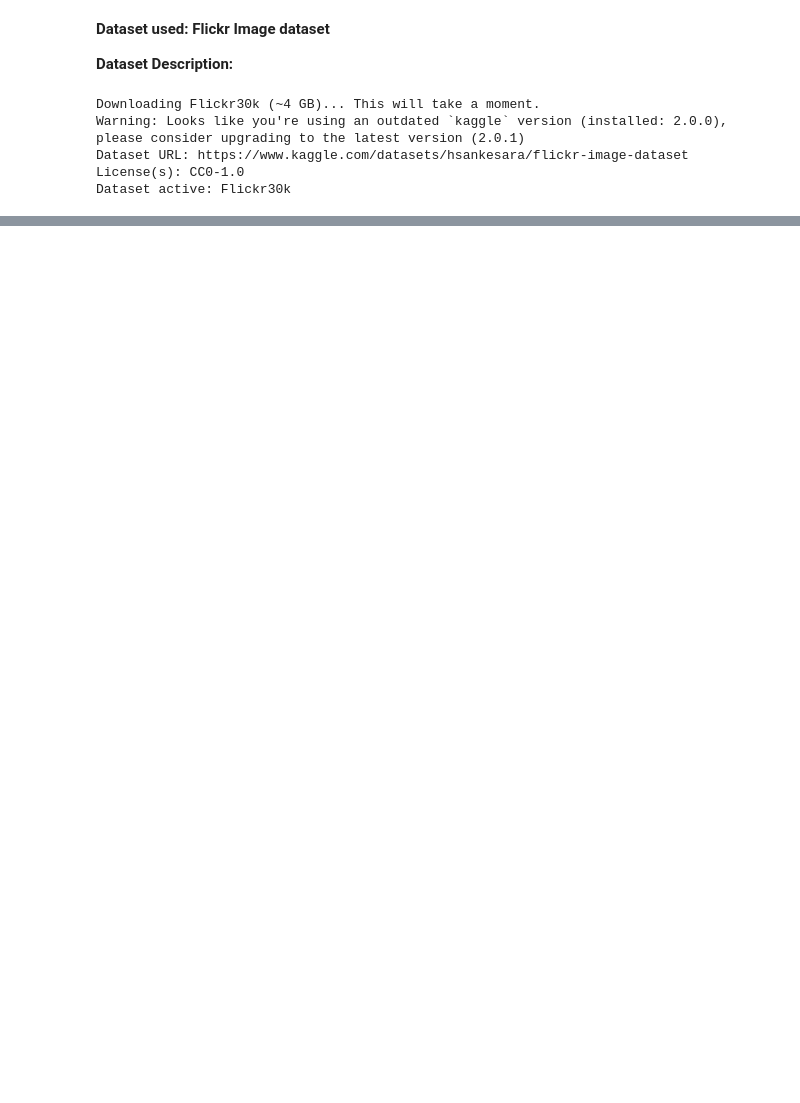
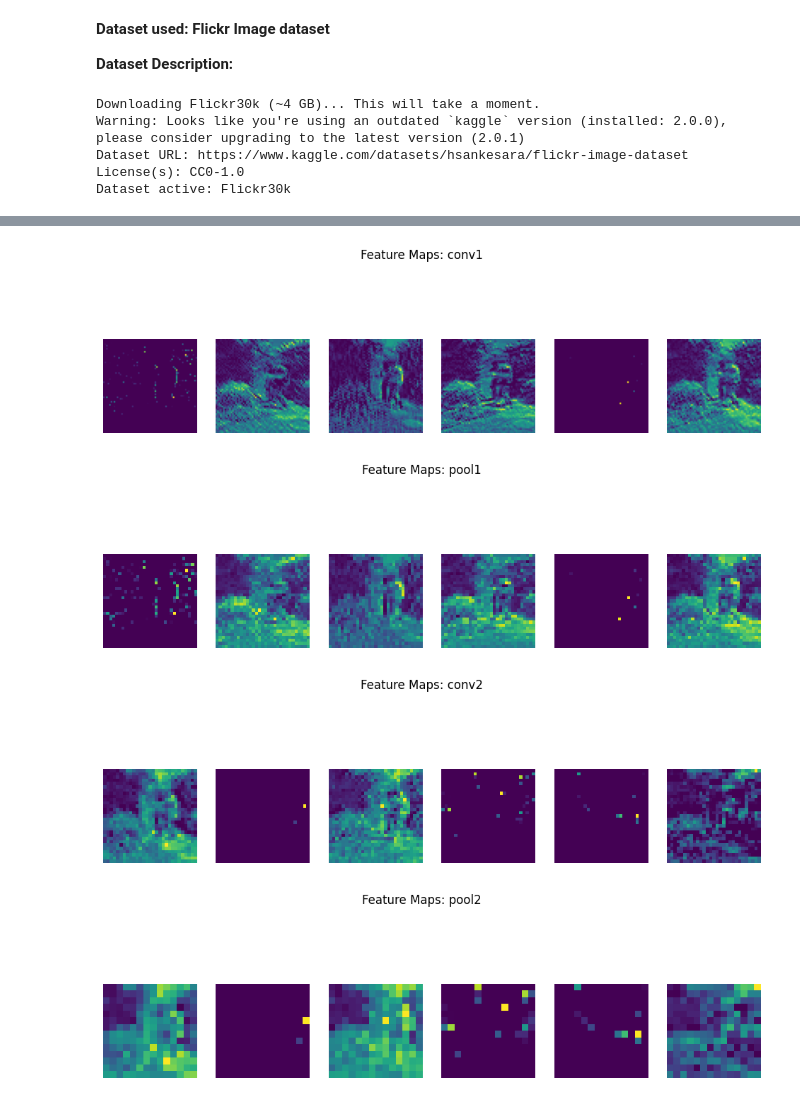
Before and after one commit to Praharshita1275/deep_learning_practice, a Jupyter notebook: DL_assignment.ipynb, the cells around one changed output, grey strips where cells are left out. Cells and saved outputs as stored; diff of their text form; code cells hidden in the pictures; blank space fills up the shorter version.

```diff
--- a/DL_assignment.ipynb
+++ b/DL_assignment.ipynb
@@ -551,0 +926,49 @@ Training Attention-based Translator...
+# %%
+# Q21: Write a program to Visualizing Convolutional Neural Networks
+# (display result of convolution and pooling operations as feature map)
+# NOTE: Using Flickr30k dataset.
+
+import tensorflow as tf
+from tensorflow.keras import layers, models
+import matplotlib.pyplot as plt
+
+# -----------------------------
+# Get one sample image
+# -----------------------------
+for img, label in train_data.take(1):
+    sample_img = img[0:1]  # shape (1, H, W, C)
+
+# -----------------------------
+# Build CNN using Functional API (CORRECT METHOD)
+# -----------------------------
+inputs = tf.keras.Input(shape=(IMG_SIZE, IMG_SIZE, 3))
+
+conv1 = layers.Conv2D(32, (3,3), activation='relu', name='conv1')(inputs)
+pool1 = layers.MaxPooling2D((2,2), name='pool1')(conv1)
+
+conv2 = layers.Conv2D(64, (3,3), activation='relu', name='conv2')(pool1)
+pool2 = layers.MaxPooling2D((2,2), name='pool2')(conv2)
+
+model = models.Model(inputs=inputs, outputs=[conv1, pool1, conv2, pool2])
+
+# -----------------------------
+# Get feature maps
+# -----------------------------
+feature_maps = model.predict(sample_img)
+
+layer_names = ['conv1', 'pool1', 'conv2', 'pool2']
+
+# -----------------------------
+# Plot feature maps
+# -----------------------------
+for fmap, name in zip(feature_maps, layer_names):
+    plt.figure(figsize=(12,4))
+
+    for i in range(min(6, fmap.shape[-1])):
+        plt.subplot(1, 6, i+1)
+        plt.imshow(fmap[0, :, :, i], cmap='viridis')
+        plt.axis('off')
+
+    plt.suptitle(f"Feature Maps: {name}")
+    plt.show()
+# %% [output]
@@ -551,0 +976,4 @@ Training Attention-based Translator...
+[figure, added]
+[figure, added]
+[figure, added]
+[figure, added]
```
Also changed, not shown: parts of 34 cells of this notebook.
